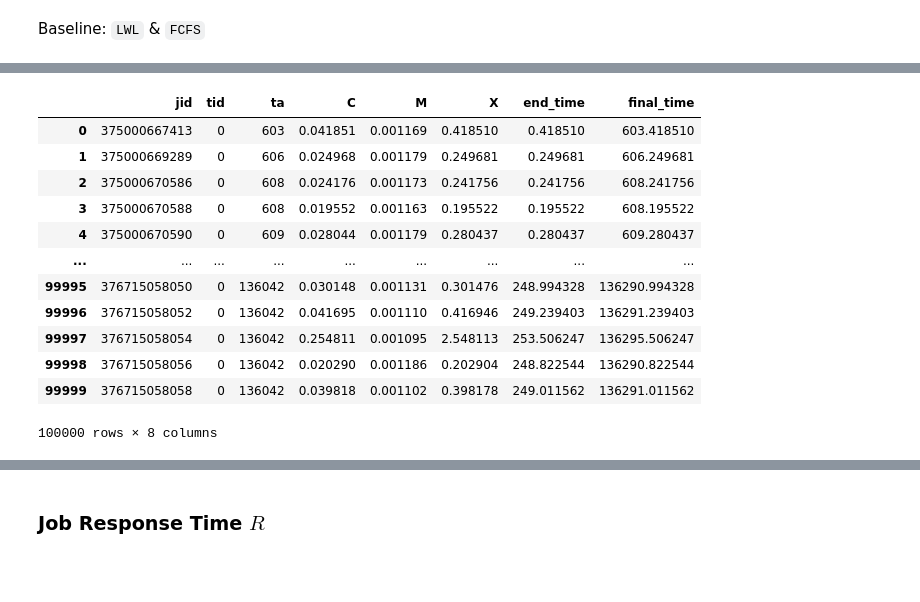
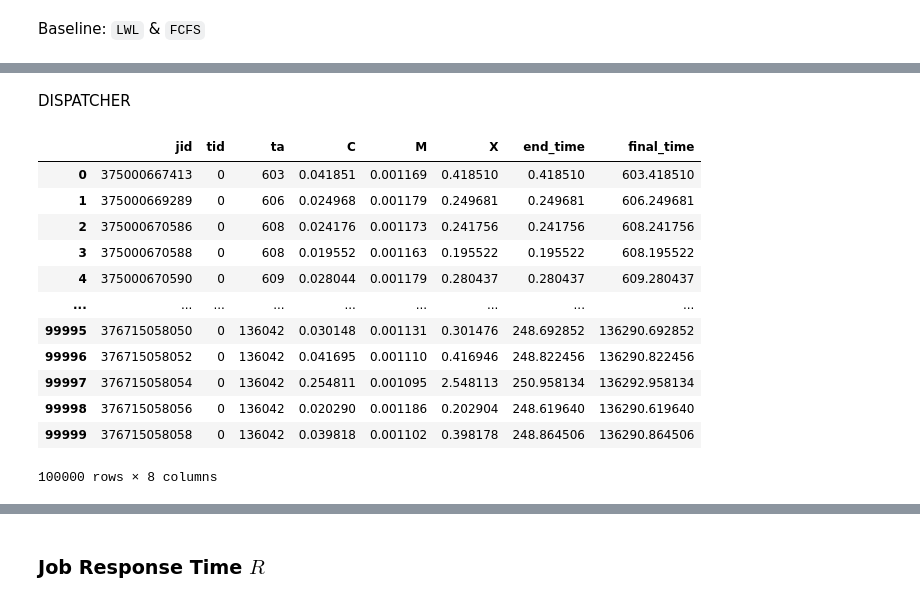
Before and after one commit to Matteo-Candi/Data_Center, a Jupyter notebook: Hw_2/main.ipynb, the cells around one changed output, grey strips where cells are left out. Saved outputs shown, nothing was run; the diff lists cells and outputs as text; code cells hidden in the pictures; blank space fills up the shorter version.

```diff
--- a/Hw_2/main.ipynb
+++ b/Hw_2/main.ipynb
@@ -153,7 +153,3 @@ class Task:
         self.M = M
         self.X = C / mu
         self.end_time = self.X
-
-    # To avoid comaprison problems among different Tasks.
-    def __lt__(self, other):
-        return self.ta < other.ta
@@ -359 +183,3 @@ class Server:
+# %% [markdown]
+DISPATCHER
 # %%
@@ -371,7 +196,8 @@ def LWL(task, servers):
 
     selected_server.assign_task(task)
 # %%
-data = data.head(200_000)
+data = data.head(100_000)
+
 
 # Creating servers objects.
 servers = {i: Server(i) for i in range(N)}
@@ -387,34 +213,29 @@ for index, row in tqdm(data.iterrows()):
 # Execute dispatcher for each task.
 for idx, task in tqdm(tasks.items()):
     LWL(task, servers)
-
-
-# Complete the tasks remained in the servers.
-for server in tqdm(servers.values()):
-    server.finish_queue()
 # %%
 rows = []
 for key, obj in tasks.items():
     new_row = vars(tasks[key])
-    row = {attributo: valore for attributo, valore in new_row.items()}
+    row = {key: val for key, val in new_row.items()}
     rows.append(row)
 
 df_tasks = pd.DataFrame(rows)
 df_tasks['final_time'] = df_tasks['ta'] + df_tasks['end_time']
 display(df_tasks)
 # %% [output]
 |  | jid | tid | ta | C | M | X | end_time | final_time |
 | 0 | 375000667413 | 0 | 603 | 0.041851 | 0.001169 | 0.418510 | 0.418510 | 603.418510 |
 | 1 | 375000669289 | 0 | 606 | 0.024968 | 0.001179 | 0.249681 | 0.249681 | 606.249681 |
 | 2 | 375000670586 | 0 | 608 | 0.024176 | 0.001173 | 0.241756 | 0.241756 | 608.241756 |
 | 3 | 375000670588 | 0 | 608 | 0.019552 | 0.001163 | 0.195522 | 0.195522 | 608.195522 |
 | 4 | 375000670590 | 0 | 609 | 0.028044 | 0.001179 | 0.280437 | 0.280437 | 609.280437 |
 | ... | ... | ... | ... | ... | ... | ... | ... | ... |
-| 99995 | 376715058050 | 0 | 136042 | 0.030148 | 0.001131 | 0.301476 | 248.994328 | 136290.994328 |
-| 99996 | 376715058052 | 0 | 136042 | 0.041695 | 0.001110 | 0.416946 | 249.239403 | 136291.239403 |
-| 99997 | 376715058054 | 0 | 136042 | 0.254811 | 0.001095 | 2.548113 | 253.506247 | 136295.506247 |
-| 99998 | 376715058056 | 0 | 136042 | 0.020290 | 0.001186 | 0.202904 | 248.822544 | 136290.822544 |
-| 99999 | 376715058058 | 0 | 136042 | 0.039818 | 0.001102 | 0.398178 | 249.011562 | 136291.011562 |
+| 99995 | 376715058050 | 0 | 136042 | 0.030148 | 0.001131 | 0.301476 | 248.692852 | 136290.692852 |
+| 99996 | 376715058052 | 0 | 136042 | 0.041695 | 0.001110 | 0.416946 | 248.822456 | 136290.822456 |
+| 99997 | 376715058054 | 0 | 136042 | 0.254811 | 0.001095 | 2.548113 | 250.958134 | 136292.958134 |
+| 99998 | 376715058056 | 0 | 136042 | 0.020290 | 0.001186 | 0.202904 | 248.619640 | 136290.619640 |
+| 99999 | 376715058058 | 0 | 136042 | 0.039818 | 0.001102 | 0.398178 | 248.864506 | 136290.864506 |
 100000 rows × 8 columns
 # %%
 rows = []
```
Also changed, not shown: parts of 14 cells of this notebook, 1 other file.
